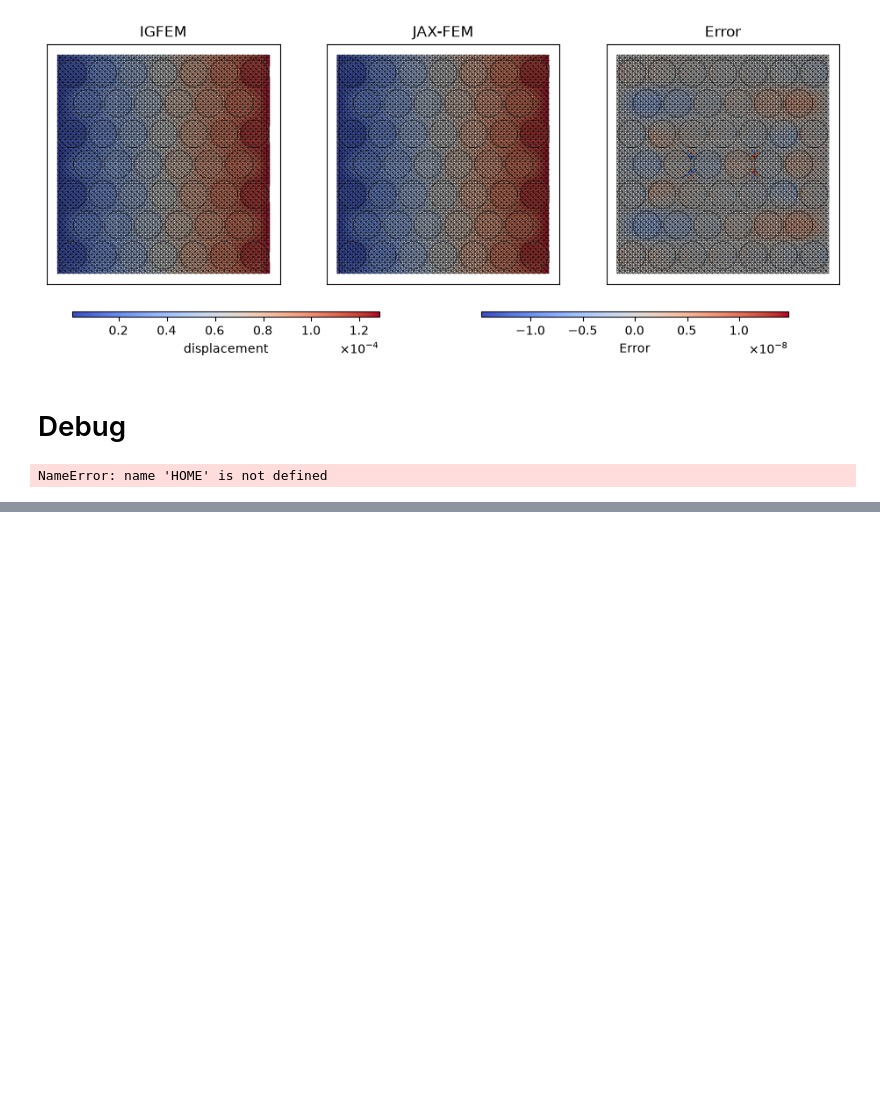
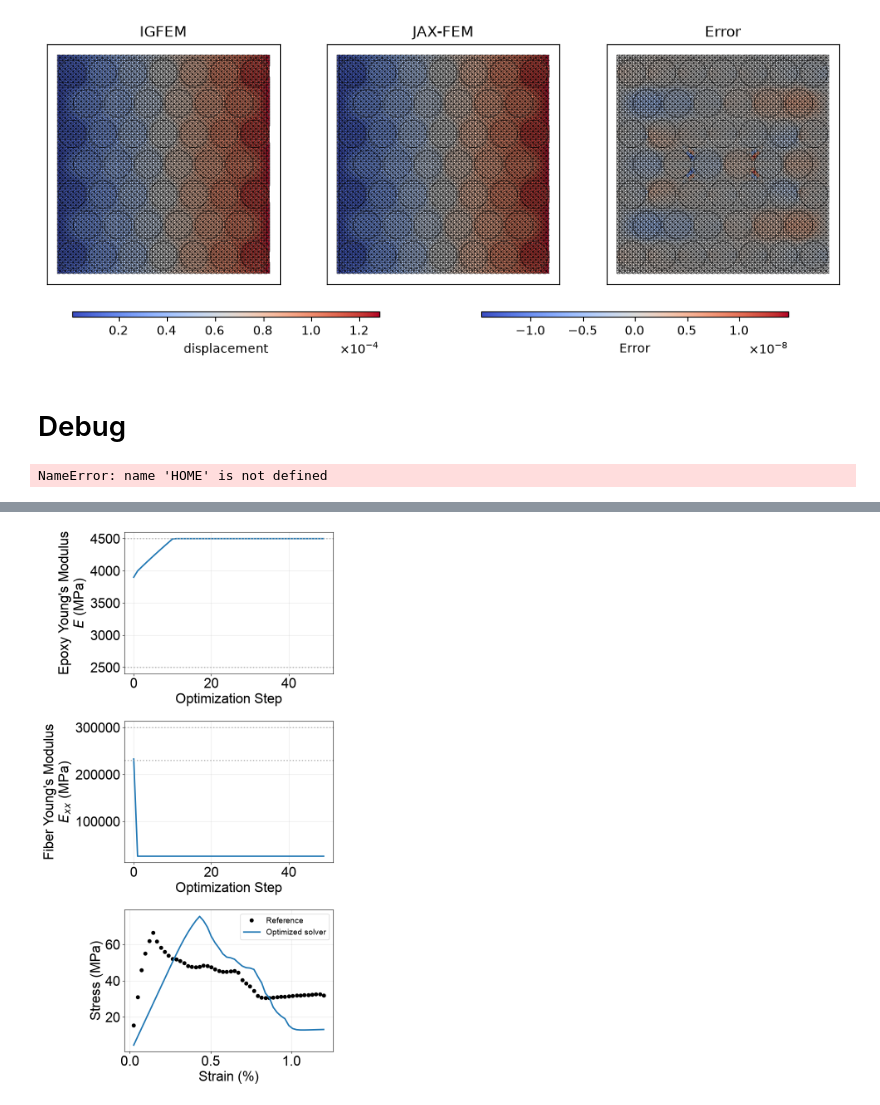
Before and after one commit to KeithBallard/fea-in-jax, a Jupyter notebook: postprocess.ipynb, the cells around one changed output, grey strips where cells are left out. Saved outputs shown, nothing was run; the diff lists cells and outputs as text; code cells hidden in the pictures; blank space fills up the shorter version.

```diff
--- a/postprocess.ipynb
+++ b/postprocess.ipynb
@@ -585,0 +707,34 @@ NameError: name 'HOME' is not defined
+# %%
+import os, numpy as np, matplotlib.pyplot as plt
+
+base_dir, out_dir = "tests/output/nonlinear_IGFEM_scan_t50_1fib_CG", "tests/output/debug_scan_ad_opt"
+strain, stress_ref = np.load(os.path.join(base_dir, "stress_strain_curve.npy"))
+load = lambda file: np.load(os.path.join(out_dir, file)).squeeze()
+stress_opt, param = load("final_s11_global.npy"), load("param_hist.npy")
+
+plt.rcParams.update({"font.family": "Arial", "font.size": 24})
+fig, ax = plt.subplots(3, 1, figsize=(8, 14))
+
+labels = [r"Epoxy Young's Modulus" + "\n" + r"$E$ (MPa)",
+          r"Fiber Young's Modulus" + "\n" + r"$E_{xx}$ (MPa)"]
+lower_bounds, upper_bounds = [2500, 230e3], [4500, 300e3]
+
+for j, (a, label, lower, upper) in enumerate(zip(ax[:2], labels, lower_bounds, upper_bounds)):
+    a.plot(param[:50, j], "C0", lw=2.5)
+    a.axhline(lower, color="0.7", ls=":", lw=2, label="Lower bound")
+    a.axhline(upper, color="0.7", ls=":", lw=2, label="Upper bound")
+    a.set(xlabel="Optimization Step", ylabel=label)
+
+ax[2].plot(strain, stress_ref, "ko", ms=6, label="Reference")
+ax[2].plot(strain, stress_opt, "C0", lw=2.5, label="Optimized solver")
+ax[2].set(xlabel="Strain (%)", ylabel="Stress (MPa)")
+ax[2].legend(fontsize=14)
+
+for a in ax:
+    a.grid(alpha=.3)
+
+plt.tight_layout()
+plt.savefig("tests/output/optimized_results.png", dpi=300,
+            bbox_inches="tight", pad_inches=0.5)
+# %% [output]
+[figure, added]
```
Also changed, not shown: parts of 6 cells of this notebook, 11 other files.
